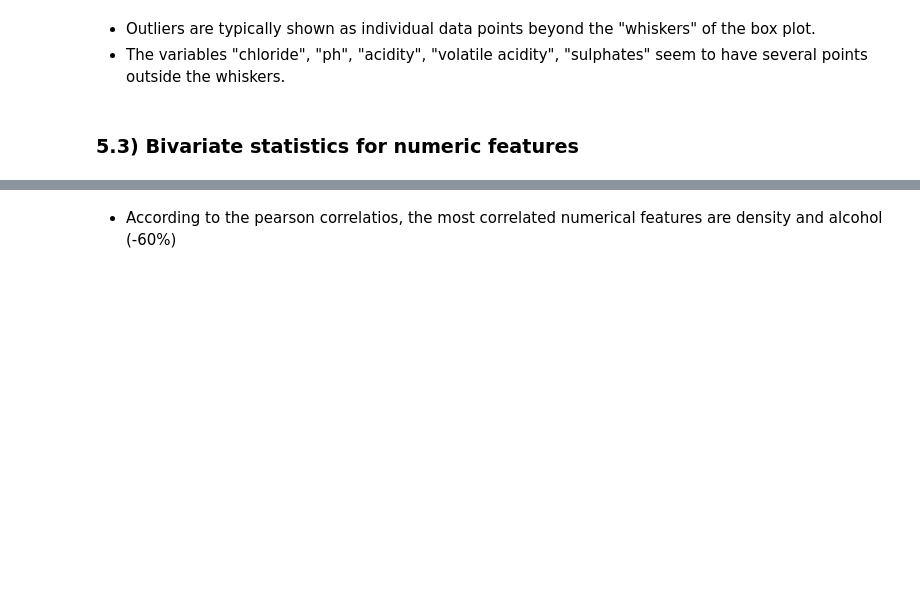
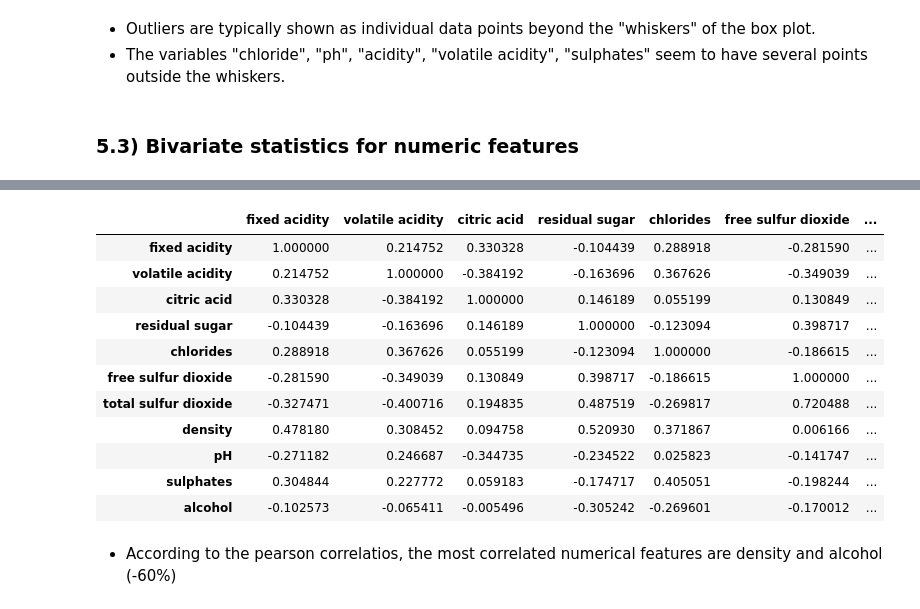
Before and after one commit to vnarvaezt/sample_data_explo_wine_quality_dataset, a Jupyter notebook: notebooks/exploring_data.ipynb, the cells around one changed output, grey strips where cells are left out. Drawn from its saved outputs; the diff is of its cells as text; code cells hidden in the pictures; blank space fills up the shorter version.

```diff
--- a/notebooks/exploring_data.ipynb
+++ b/notebooks/exploring_data.ipynb
@@ -294,6 +294,7 @@ kdeplot_custom(df_y_x_numeric, target, 2,  "Continuous variables vs target", "bo
 import plotly.io as pio
 pio.renderers.default = "notebook_connected"
 %matplotlib inline
-plot_corr_matrix(df_numeric, 'Correlation Matrix for all numerical variables')[1].show()
+plot_corr_matrix(df_numeric, 'Correlation Matrix for all numerical variables')
+# note: correlation plot with plotly doesnt display in github html :/
 # %% [output]
 [interactive output not drawn]
@@ -301,3 +301,15 @@ plot_corr_matrix(df_numeric, 'Correlation Matrix for all numerical variables')[1
+|  | fixed acidity | volatile acidity | citric acid | residual sugar | chlorides | free sulfur dioxide | ... |
+| fixed acidity | 1.000000 | 0.214752 | 0.330328 | -0.104439 | 0.288918 | -0.281590 | ... |
+| volatile acidity | 0.214752 | 1.000000 | -0.384192 | -0.163696 | 0.367626 | -0.349039 | ... |
+| citric acid | 0.330328 | -0.384192 | 1.000000 | 0.146189 | 0.055199 | 0.130849 | ... |
+| residual sugar | -0.104439 | -0.163696 | 0.146189 | 1.000000 | -0.123094 | 0.398717 | ... |
+| chlorides | 0.288918 | 0.367626 | 0.055199 | -0.123094 | 1.000000 | -0.186615 | ... |
+| free sulfur dioxide | -0.281590 | -0.349039 | 0.130849 | 0.398717 | -0.186615 | 1.000000 | ... |
+| total sulfur dioxide | -0.327471 | -0.400716 | 0.194835 | 0.487519 | -0.269817 | 0.720488 | ... |
+| density | 0.478180 | 0.308452 | 0.094758 | 0.520930 | 0.371867 | 0.006166 | ... |
+| pH | -0.271182 | 0.246687 | -0.344735 | -0.234522 | 0.025823 | -0.141747 | ... |
+| sulphates | 0.304844 | 0.227772 | 0.059183 | -0.174717 | 0.405051 | -0.198244 | ... |
+| alcohol | -0.102573 | -0.065411 | -0.005496 | -0.305242 | -0.269601 | -0.170012 | ... |
 # %% [markdown]
 - According to the pearson correlatios, the most correlated numerical features are density and alcohol (-60%)
 # %% [markdown]
```
Also changed, not shown: parts of 1 cell of this notebook, 1 other file.
